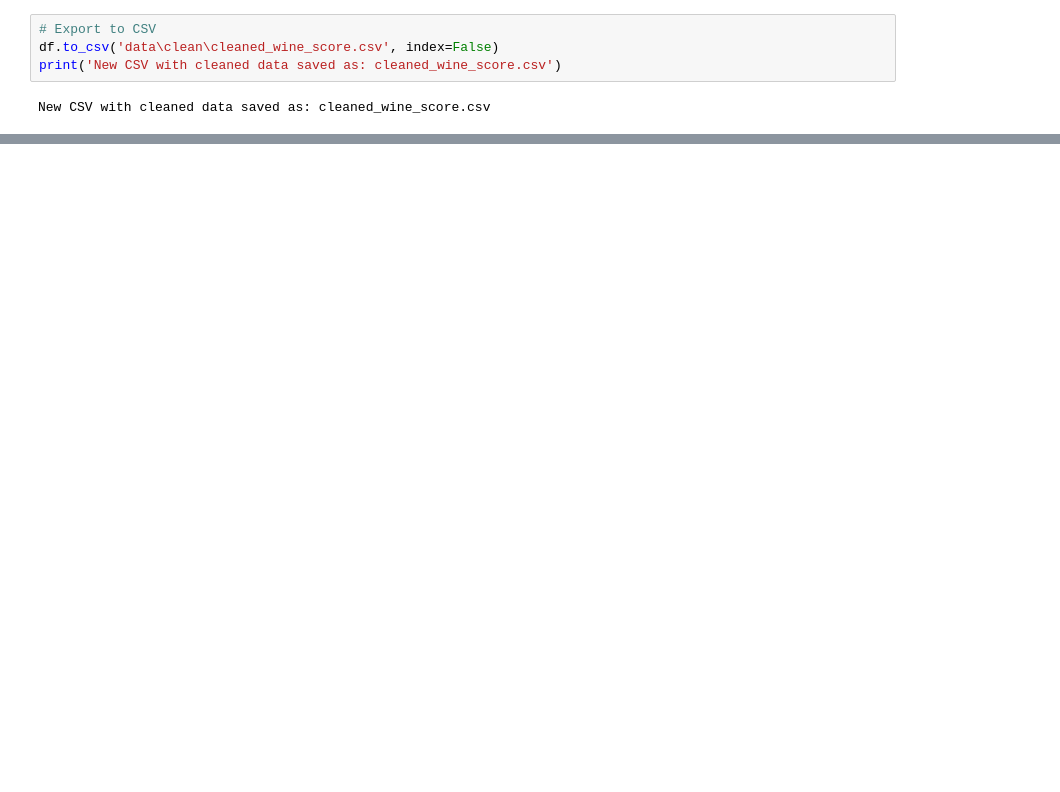
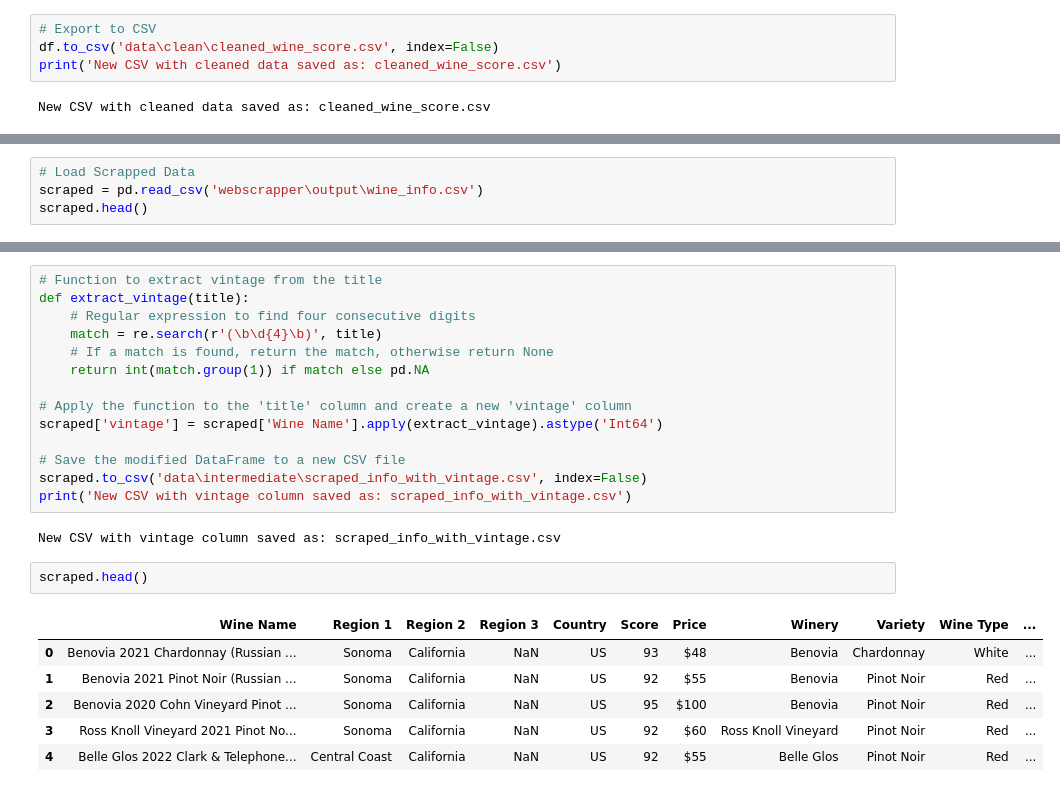
Before and after one commit to georgejieh/predicting_grape_suitability_based_on_climate_and_precipitation, a Jupyter notebook: cleaning_data.ipynb, the cells around one changed output, grey strips where cells are left out. Drawn from its saved outputs; the diff is of its cells as text; blank space fills up the shorter version.

```diff
--- a/cleaning_data.ipynb
+++ b/cleaning_data.ipynb
@@ -230,0 +257,4 @@ New CSV with cleaned data saved as: cleaned_wine_score.csv
+# %%
+# Load Scrapped Data
+scraped = pd.read_csv('webscrapper\output\wine_info.csv')
+scraped.head()
@@ -230,0 +288,25 @@ New CSV with cleaned data saved as: cleaned_wine_score.csv
+# %%
+# Function to extract vintage from the title
+def extract_vintage(title):
+    # Regular expression to find four consecutive digits
+    match = re.search(r'(\b\d{4}\b)', title)
+    # If a match is found, return the match, otherwise return None
+    return int(match.group(1)) if match else pd.NA
+
+# Apply the function to the 'title' column and create a new 'vintage' column
+scraped['vintage'] = scraped['Wine Name'].apply(extract_vintage).astype('Int64')
+
+# Save the modified DataFrame to a new CSV file
+scraped.to_csv('data\intermediate\scraped_info_with_vintage.csv', index=False)
+print('New CSV with vintage column saved as: scraped_info_with_vintage.csv')
+# %% [output]
+New CSV with vintage column saved as: scraped_info_with_vintage.csv
+# %%
+scraped.head()
+# %% [output]
+|  | Wine Name | Region 1 | Region 2 | Region 3 | Country | Score | Price | Winery | Variety | Wine Type | ... |
+| 0 | Benovia 2021 Chardonnay (Russian ... | Sonoma | California | NaN | US | 93 | $48 | Benovia | Chardonnay | White | ... |
+| 1 | Benovia 2021 Pinot Noir (Russian ... | Sonoma | California | NaN | US | 92 | $55 | Benovia | Pinot Noir | Red | ... |
+| 2 | Benovia 2020 Cohn Vineyard Pinot ... | Sonoma | California | NaN | US | 95 | $100 | Benovia | Pinot Noir | Red | ... |
+| 3 | Ross Knoll Vineyard 2021 Pinot No... | Sonoma | California | NaN | US | 92 | $60 | Ross Knoll Vineyard | Pinot Noir | Red | ... |
+| 4 | Belle Glos 2022 Clark & Telephone... | Central Coast | California | NaN | US | 92 | $55 | Belle Glos | Pinot Noir | Red | ... |
```
Also changed, not shown: parts of 19 cells of this notebook, 9 other files.
